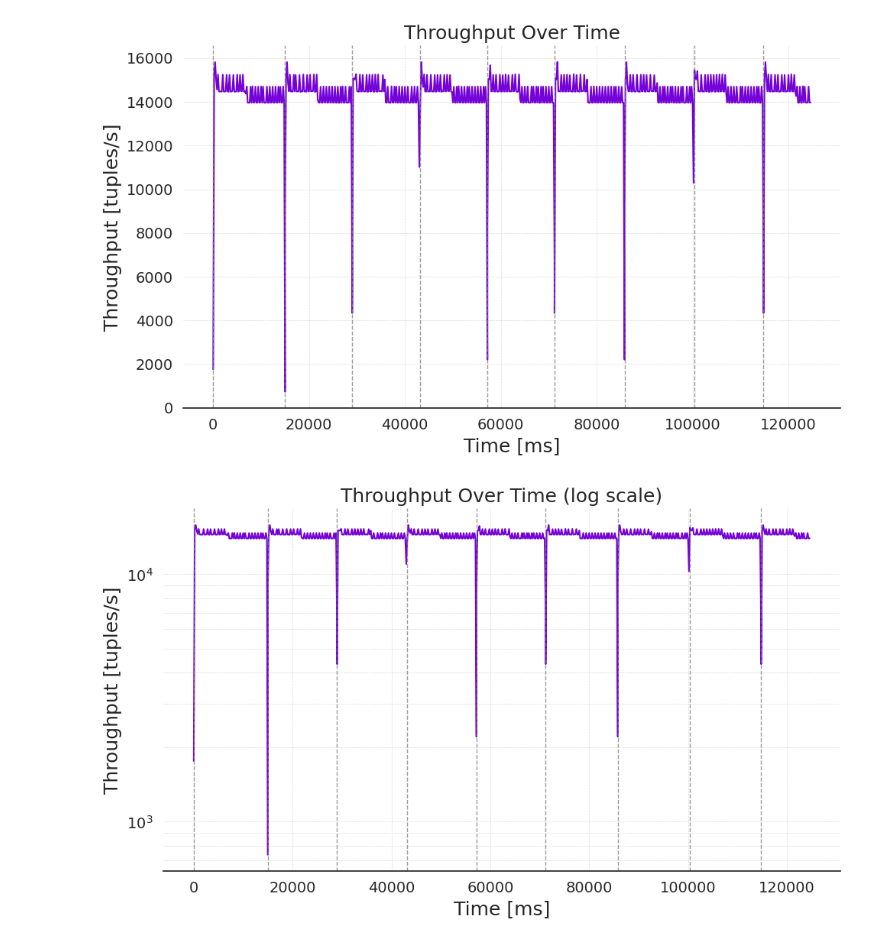
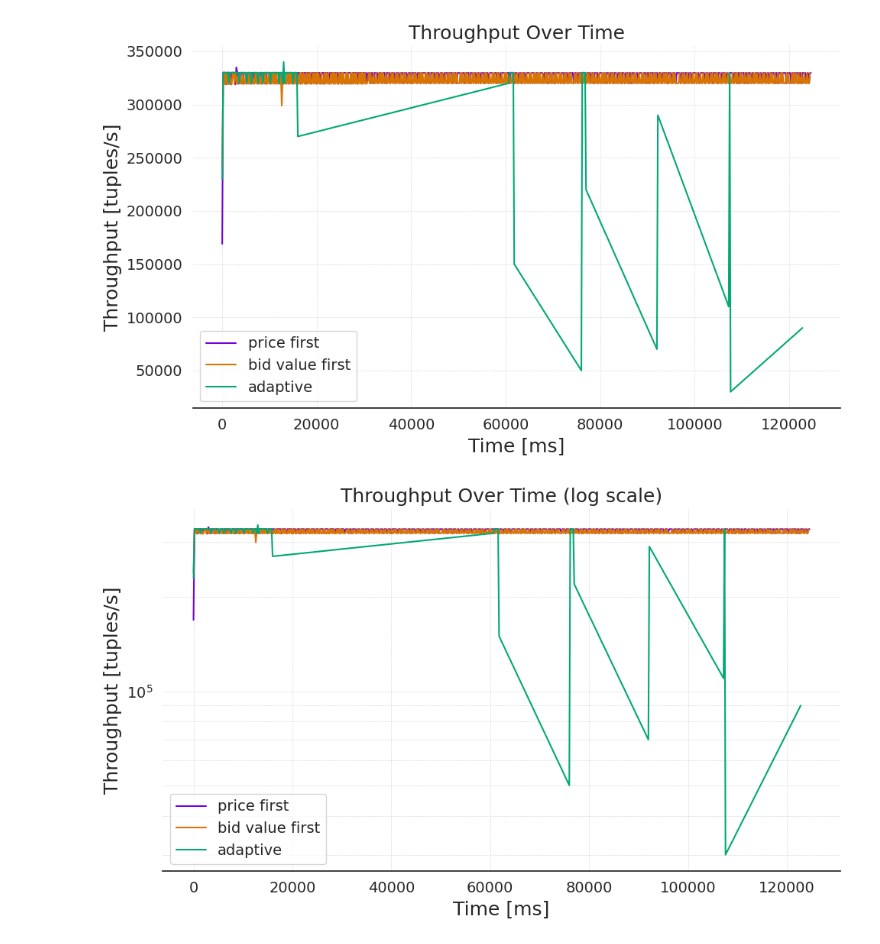
Before and after one commit to ESPAT-Orga/nebulastream-espat, a Jupyter notebook: scripts/benchmarking/adaptive-optimization/plots/ThroughputOverTime.ipynb, the cells around one changed output. Drawn from its saved outputs; the diff is of its cells as text; code cells hidden in the pictures.

Commit message:
plot lines for different files as well

```diff
--- a/scripts/benchmarking/adaptive-optimization/plots/ThroughputOverTime.ipynb
+++ b/scripts/benchmarking/adaptive-optimization/plots/ThroughputOverTime.ipynb
@@ -5,50 +5,77 @@ import matplotlib.pyplot as plt
 
 sns.set_theme(style="white")
 
-color_analytical = "#7402d8"  # purple
+color_price_first = "#7402d8"  # purple
+color_bid_first = "#d87402"    # orange
+color_adaptive = "#02a875"     # green
 
 output_dir = "."
 # %%
-df = pd.read_csv("data_throughput_adaptive.csv")
+df_price = pd.read_csv("data_throughput_price_first.csv")
+df_bid = pd.read_csv("data_throughput_bid_value_first.csv")
+df_adaptive = pd.read_csv("data_throughput_adaptive.csv")
 
 fig, ax = plt.subplots(figsize=(10, 6))
 
 ax.plot(
-    df["timestamp_ms"],
-    df["throughput_tup_per_s"],
-    color=color_analytical,
+    df_price["timestamp_ms"],
+    df_price["throughput_tup_per_s"],
+    color=color_price_first,
     linewidth=1.5,
+    label="price first",
 )
-
-# Dashed vertical lines at first appearance of each query_id
-query_transitions = df.drop_duplicates(subset="query_id", keep="first")
-for _, row in query_transitions.iterrows():
-    ax.axvline(x=row["timestamp_ms"], color="gray", linestyle="--", linewidth=1.0, alpha=0.8, label=row["query_id"])
+ax.plot(
+    df_bid["timestamp_ms"],
+    df_bid["throughput_tup_per_s"],
+    color=color_bid_first,
+    linewidth=1.5,
+    label="bid value first",
+)
+ax.plot(
+    df_adaptive["timestamp_ms"],
+    df_adaptive["throughput_tup_per_s"],
+    color=color_adaptive,
+    linewidth=1.5,
+    label="adaptive",
+)
 
 ax.set_xlabel("Time [ms]", fontsize=18)
 ax.set_ylabel("Throughput [tuples/s]", fontsize=18)
 ax.set_title("Throughput Over Time", fontsize=18)
 ax.tick_params(labelsize=14)
 ax.grid(True, which="both", linestyle="--", linewidth=0.5, alpha=0.7)
+ax.legend(fontsize=14)
 sns.despine(ax=ax, left=True)
 
 plt.tight_layout()
 plt.savefig(f"{output_dir}/throughput_over_time.pdf")
 plt.show()
 # %% [output]
-[figure, old version]
+[figure, new version]
 # %%
 fig, ax = plt.subplots(figsize=(10, 6))
 
 ax.plot(
-    df["timestamp_ms"],
-    df["throughput_tup_per_s"],
-    color=color_analytical,
+    df_price["timestamp_ms"],
+    df_price["throughput_tup_per_s"],
+    color=color_price_first,
     linewidth=1.5,
+    label="price first",
 )
-
-for _, row in query_transitions.iterrows():
-    ax.axvline(x=row["timestamp_ms"], color="gray", linestyle="--", linewidth=1.0, alpha=0.8, label=row["query_id"])
+ax.plot(
+    df_bid["timestamp_ms"],
+    df_bid["throughput_tup_per_s"],
+    color=color_bid_first,
+    linewidth=1.5,
+    label="bid value first",
+)
+ax.plot(
+    df_adaptive["timestamp_ms"],
+    df_adaptive["throughput_tup_per_s"],
+    color=color_adaptive,
+    linewidth=1.5,
+    label="adaptive",
+)
 
 ax.set_yscale("log")
 ax.set_xlabel("Time [ms]", fontsize=18)
@@ -56,10 +83,11 @@ ax.set_ylabel("Throughput [tuples/s]", fontsize=18)
 ax.set_title("Throughput Over Time (log scale)", fontsize=18)
 ax.tick_params(labelsize=14)
 ax.grid(True, which="both", linestyle="--", linewidth=0.5, alpha=0.7)
+ax.legend(fontsize=14)
 sns.despine(ax=ax, left=True)
 
 plt.tight_layout()
 plt.savefig(f"{output_dir}/throughput_over_time_log.pdf")
 plt.show()
 # %% [output]
-[figure, old version]
+[figure, new version]
```
Also changed, not shown: 1 other file.
